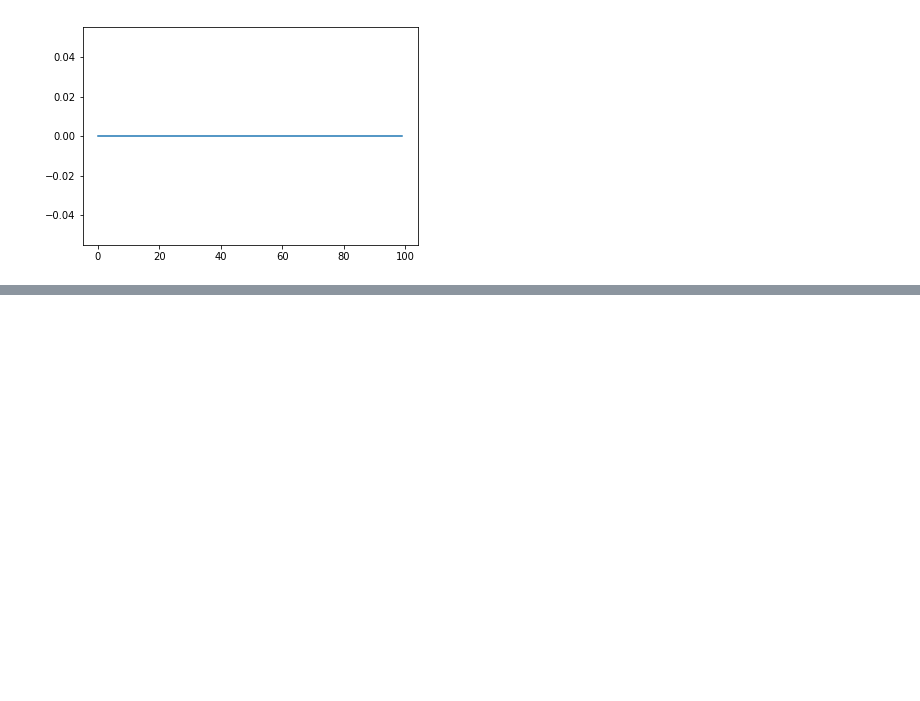
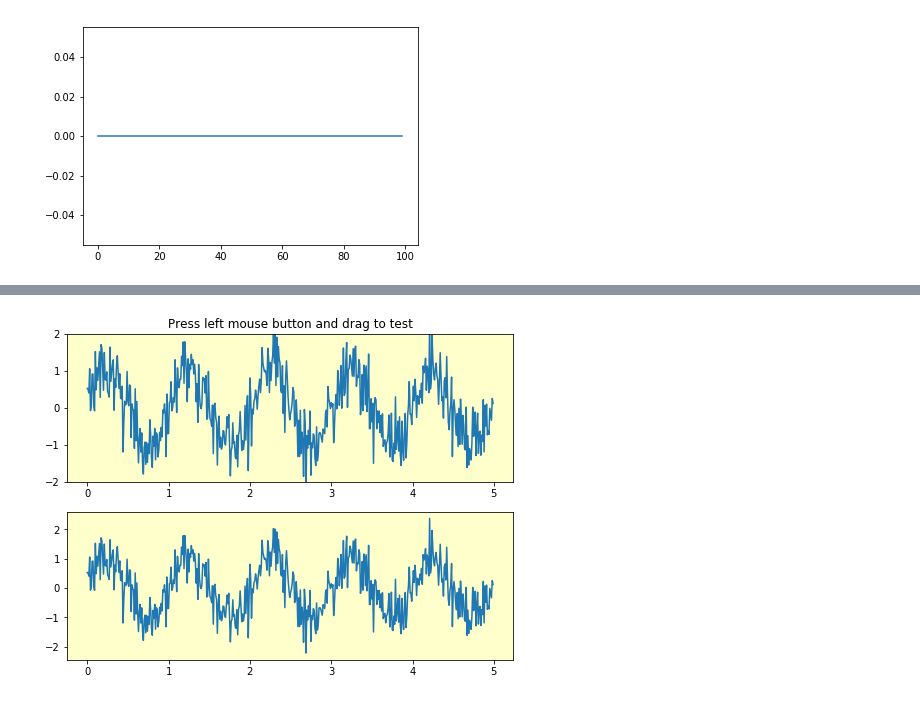
Before and after one commit to AronToYou/wavgen, a Jupyter notebook: waveforms/visualization.ipynb, the cells around one changed output, grey strips where cells are left out. Cells and saved outputs as stored; diff of their text form; code cells hidden in the pictures; blank space fills up the shorter version.

```diff
--- a/waveforms/visualization.ipynb
+++ b/waveforms/visualization.ipynb
@@ -97,0 +160,41 @@ plt.show()
+# %%
+import numpy as np
+import matplotlib.pyplot as plt
+from matplotlib.widgets import SpanSelector
+
+# Fixing random state for reproducibility
+np.random.seed(19680801)
+
+fig, (ax1, ax2) = plt.subplots(2, figsize=(8, 6))
+ax1.set(facecolor='#FFFFCC')
+
+x = np.arange(0.0, 5.0, 0.01)
+y = np.sin(2*np.pi*x) + 0.5*np.random.randn(len(x))
+
+ax1.plot(x, y, '-')
+ax1.set_ylim(-2, 2)
+ax1.set_title('Press left mouse button and drag to test')
+
+ax2.set(facecolor='#FFFFCC')
+line2, = ax2.plot(x, y, '-')
+
+
+def onselect(xmin, xmax):
+    indmin, indmax = np.searchsorted(x, (xmin, xmax))
+    indmax = min(len(x) - 1, indmax)
+
+    thisx = x[indmin:indmax]
+    thisy = y[indmin:indmax]
+    line2.set_data(thisx, thisy)
+    ax2.set_xlim(thisx[0], thisx[-1])
+    ax2.set_ylim(thisy.min(), thisy.max())
+    fig.canvas.draw()
+
+span = SpanSelector(ax1, onselect, 'horizontal', useblit=True,
+                    rectprops=dict(alpha=0.5, facecolor='red'))
+# Set useblit=True on most backends for enhanced performance.
+
+
+plt.show()
+# %% [output]
+[figure, added]
```
Also changed, not shown: parts of 1 cell of this notebook, 2 other files.
